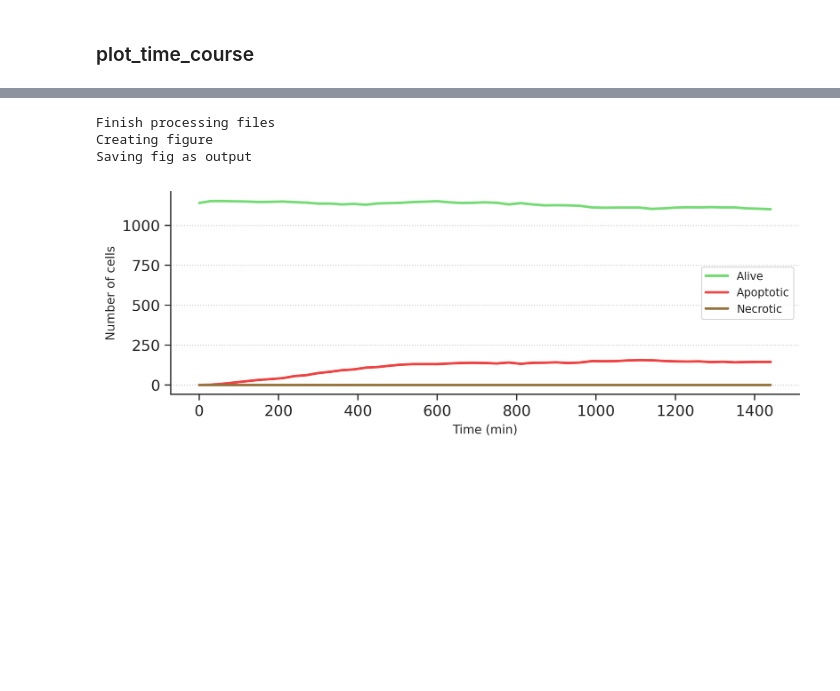
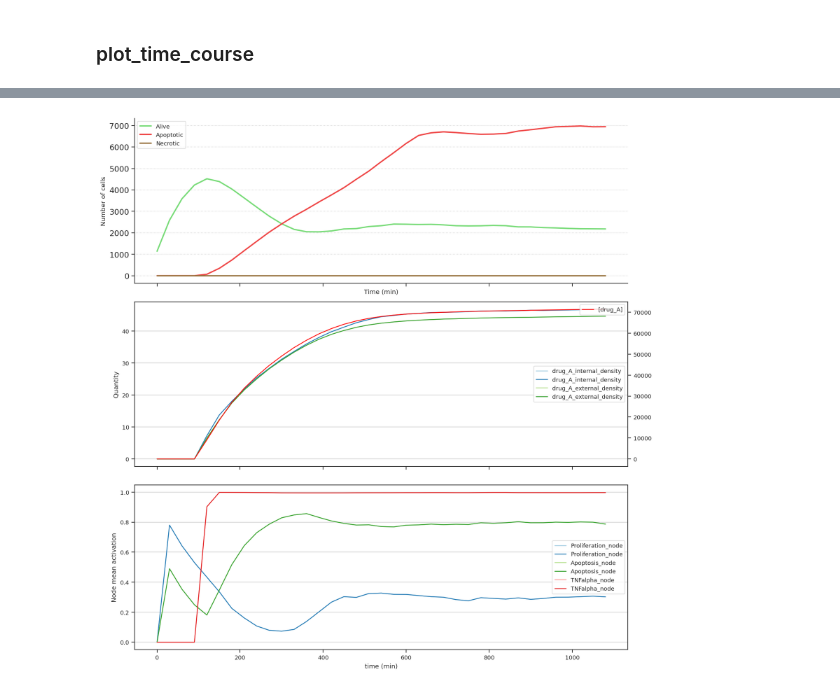
Before and after one commit to PhysiBoSS/PhysiBoSS, a Jupyter notebook: sample_projects_intracellular/boolean/spatial_cylinder/scripts/time_course_cells_AM.ipynb, the cells around one changed output, grey strips where cells are left out. Saved outputs shown, nothing was run; the diff lists cells and outputs as text; code cells hidden in the pictures; blank space fills up the shorter version.

```diff
--- a/sample_projects_intracellular/boolean/spatial_cylinder/scripts/time_course_cells_AM.ipynb
+++ b/sample_projects_intracellular/boolean/spatial_cylinder/scripts/time_course_cells_AM.ipynb
@@ -126,46 +196,88 @@ Reading cell_output files from 49 input files from ../../../../output
 # %%
-print("Finish processing files")
+# print("Finish processing files")
 # Set time column as the dataframe index
 sns.set_context('paper')
 patch_color = "lightgrey"
 
-print("Creating figure")
+# print("Creating figure")
 # Create a figure
-fig, ax = plt.subplots(1, 1, figsize=(8,3), dpi=300)
+# fig, ax = plt.subplots(1, 1, figsize=(8,3), dpi=300)
+fig, axes = plt.subplots(3, 1, figsize=(12,12), dpi=150, sharex=True)
 
 # plot Alive vs Time
 curve_params = {}
 curve_params['alive'] = {'color': '#75db75', 'label': 'Alive'}
 curve_params['apoptotic'] = {'color': '#ef4242', 'label': 'Apoptotic'}
 curve_params['necrotic'] = {'color':'#97723d', 'label': 'Necrotic'}
 line_width = 2.
 for k,pdict in curve_params.items():
     c = pdict['color']
     l = pdict['label']
-    ax.plot(df_time_course.time, df_time_course[k], "-", c=c, label=l, linewidth=line_width)
+    axes[0].plot(df_time_course.time, df_time_course[k], "-", c=c, label=l, linewidth=line_width)
 
 # setting axes labels
-ax.set_xlabel("Time (min)")
-ax.set_ylabel("Number of cells")
+axes[0].set_xlabel("Time (min)")
+axes[0].set_ylabel("Number of cells")
 
-ax.tick_params(axis='x', labelsize=12)
-ax.tick_params(axis='y', labelsize=12)
+axes[0].tick_params(axis='x', labelsize=12)
+axes[0].tick_params(axis='y', labelsize=12)
 
 # Showing legend
-ax.spines['right'].set_visible(False)
-ax.spines['top'].set_visible(False)
-ax.yaxis.grid(linestyle='dotted')
-ax.legend()
+axes[0].spines['right'].set_visible(False)
+axes[0].spines['top'].set_visible(False)
+axes[0].yaxis.grid(linestyle='dotted')
+axes[0].legend()
 
-fig.tight_layout()
-fig.savefig(fig_fname)
-print("Saving fig as %s" % fig_fname)
+# fig.tight_layout()
+# fig.savefig(fig_fname)
+# print("Saving fig as %s" % fig_fname)
 
 # if csv_fname:
 #     df_time_course.to_csv(csv_fname+".csv", sep="\t")
 #     print("Saving csv as %s" % csv_fname)
+
+# name = "output"
+
+color_dict = {"alive": "g", "apoptotic": "r", "necrotic":"k"}
+
+# instance_folder = "../../../../"
+# instance_folder = sys.argv[1]
+
+output_data = data_folder
+
+mcds = multicellds.MultiCellDS(output_folder=output_data)
+
+# df_time_course = mcds.get_cells_summary_frame()
+df_cell_variables = get_timeserie_mean(mcds)
+df_time_tnf = get_timeserie_density(mcds)
+
+# df_time_course.to_csv(instance_folder + name + "_time_course.tsv", sep="\t")
+# df_cell_variables.to_csv(instance_folder + name + "_cell_variables.tsv", sep="\t")
+# df_time_tnf.to_csv(instance_folder + name + "_tnf_time.tsv", sep="\t")
+
+# plot_cells(df_time_course, color_dict, axes[0])
+
+list_of_variables = ['drug_A_internal_density', 'drug_A_external_density']
+plot_molecular_model(df_cell_variables, list_of_variables, axes[1])
+# threshold = 0.5
+
+# axes[1].hlines(threshold, 0, df_time_course.time.iloc[-1], label="Activation threshold")
+ax2 = axes[1].twinx()
+ax2.plot(df_time_tnf.time, df_time_tnf['drug_A_internal_density'], 'r', label="[drug_A]")
+# ax2.set_ylabel("[TNF]")
+# ax2.set_ylim([0, 1000])
+axes[1].legend(loc="center right")
+ax2.legend(loc="upper right")
+
+list_of_variables = ['Proliferation_node', 'Apoptosis_node', 'TNFalpha_node']
+plot_molecular_model(df_cell_variables, list_of_variables, axes[2])
+axes[2].set_xlabel("time (min)")
+axes[2].set_ylabel("Node mean activation")
+# ax2 = axes[2].twinx()
+# ax2.plot(df_time_tnf.time, df_time_tnf['drug_A_internal_density'], 'r', label="[drug_A]")
+axes[2].legend(loc="center right")
+# ax2.legend(loc="upper right")
+
+fig.tight_layout()
 # %% [output]
-Finish processing files
-Creating figure
-Saving fig as output
-[figure, old version]
+[figure, new version]
```
Also changed, not shown: parts of 7 cells of this notebook, 41 other files.
